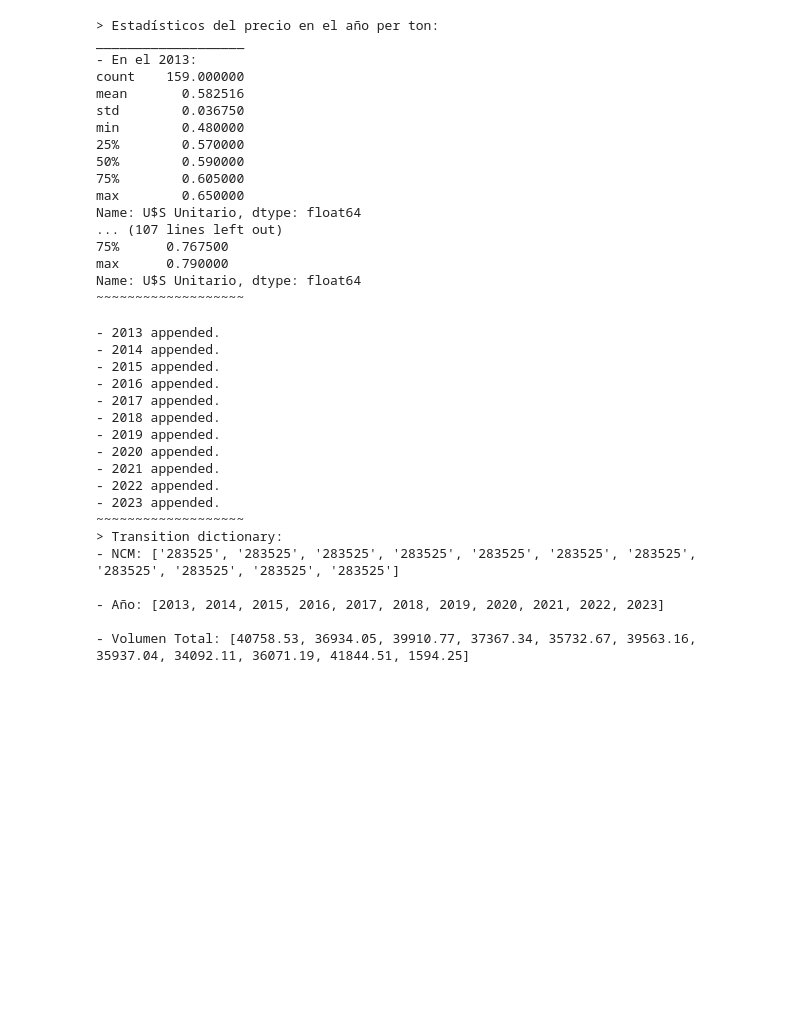
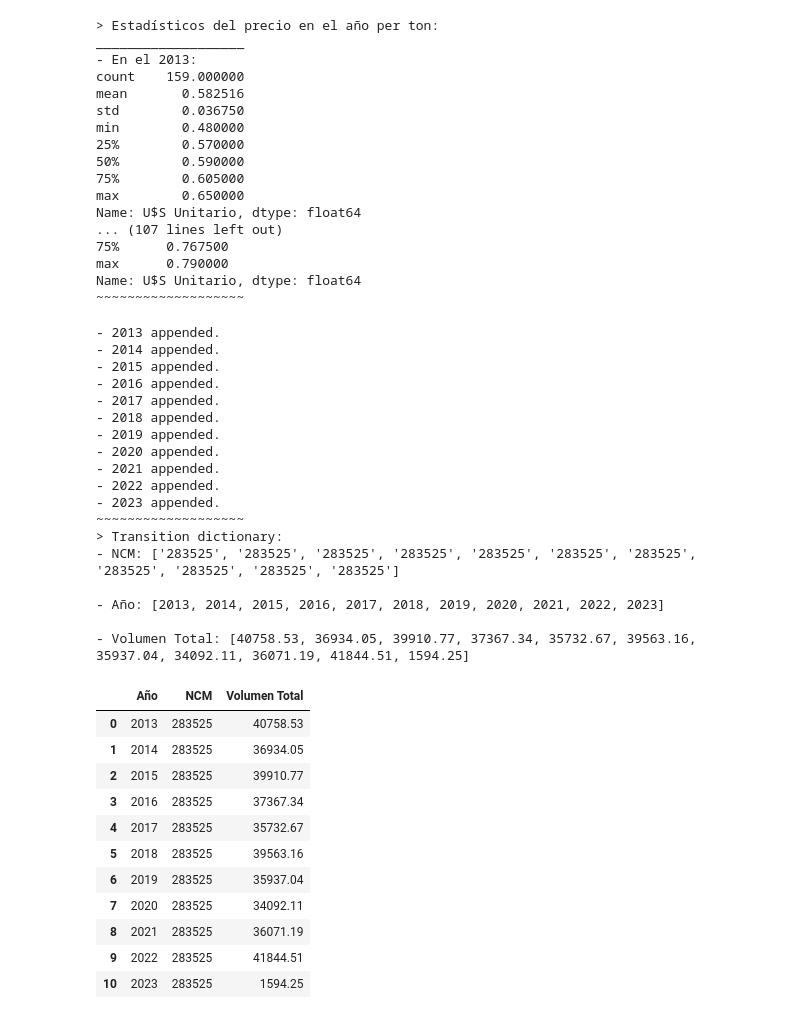
Before and after one commit to Felix-Hz/data-project, a Jupyter notebook: chile/main.ipynb, the cells around one changed output. Cells and saved outputs as stored; diff of their text form; code cells hidden in the pictures; blank space fills up the shorter version.

```diff
--- a/chile/main.ipynb
+++ b/chile/main.ipynb
@@ -127,24 +127,37 @@ Name: U$S Unitario, dtype: float64
 ~~~~~~~~~~~~~~~~~~~
 # %%
 annual_total_volume = annual_data(results_dfs)
+annual_total_volume
 # %% [output]
 - 2013 appended.
 - 2014 appended.
 - 2015 appended.
 - 2016 appended.
 - 2017 appended.
 - 2018 appended.
 - 2019 appended.
 - 2020 appended.
 - 2021 appended.
 - 2022 appended.
 - 2023 appended.
 ~~~~~~~~~~~~~~~~~~~
 > Transition dictionary:
 - NCM: ['283525', '283525', '283525', '283525', '283525', '283525', '283525', '283525', '283525', '283525', '283525']
 
 - Año: [2013, 2014, 2015, 2016, 2017, 2018, 2019, 2020, 2021, 2022, 2023]
 
 - Volumen Total: [40758.53, 36934.05, 39910.77, 37367.34, 35732.67, 39563.16, 35937.04, 34092.11, 36071.19, 41844.51, 1594.25]
+|  | Año | NCM | Volumen Total |
+| 0 | 2013 | 283525 | 40758.53 |
+| 1 | 2014 | 283525 | 36934.05 |
+| 2 | 2015 | 283525 | 39910.77 |
+| 3 | 2016 | 283525 | 37367.34 |
+| 4 | 2017 | 283525 | 35732.67 |
+| 5 | 2018 | 283525 | 39563.16 |
+| 6 | 2019 | 283525 | 35937.04 |
+| 7 | 2020 | 283525 | 34092.11 |
+| 8 | 2021 | 283525 | 36071.19 |
+| 9 | 2022 | 283525 | 41844.51 |
+| 10 | 2023 | 283525 | 1594.25 |
 # %%
 top_importadores = top_importadores(results_dfs)
```
Also changed, not shown: parts of 4 cells of this notebook.
